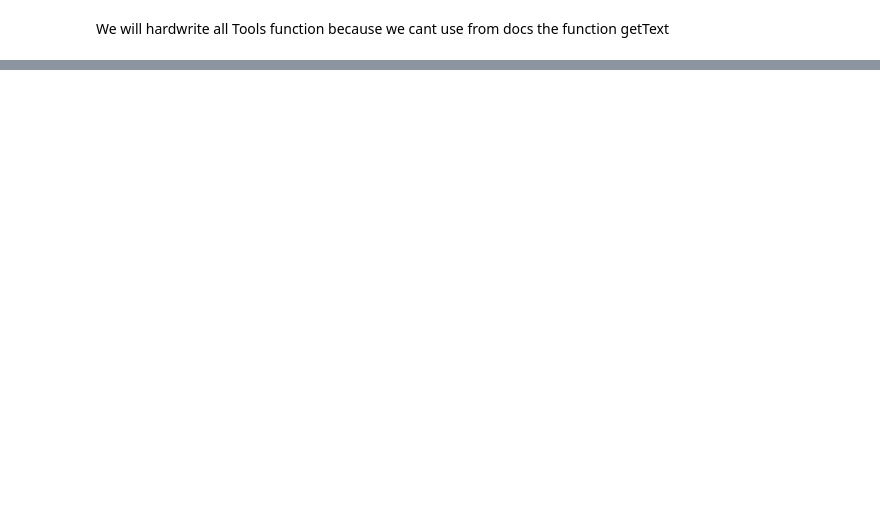
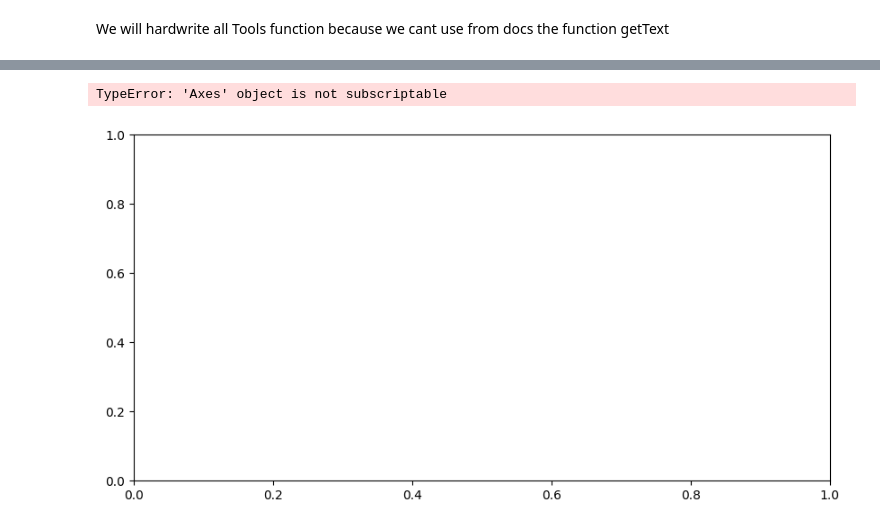
Before and after one commit to MariosChartsias/BotBattleOfSea, a Jupyter notebook: docs/src/detection_ocr.ipynb, the cells around one changed output, grey strips where cells are left out. Cells and saved outputs as stored; diff of their text form; code cells hidden in the pictures; blank space fills up the shorter version.

```diff
--- a/docs/src/detection_ocr.ipynb
+++ b/docs/src/detection_ocr.ipynb
@@ -110,0 +135,18 @@ We will make a loop only for ocr detection
+# %%
+import os
+
+def load_images_from_folder(folder_path):
+    images = []
+    for filename in os.listdir(folder_path):
+        if filename.endswith('.jpg') or filename.endswith('.png'): # Adjust file extensions as needed
+            img_path = os.path.join(folder_path, filename)
+            img = cv2.imread(img_path)
+            if img is not None:
+                images.append(img)
+    return images
+
+folder_path = r'C:\Users\Marios\Desktop\Μάριος\BotBattleOfSea\src\OcrTexts'
+folder_path_labeled=r'C:\Users\Marios\Desktop\Μάριος\BotBattleOfSea\docs\Snapshot Storage\OCR\Labeled'
+images = load_images_from_folder(folder_path_labeled)
+
+# Now images is a list containing all the loaded images from the folder
@@ -110,0 +569,17 @@ We will make a loop only for ocr detection
+# %%
+import matplotlib.pyplot as plt
+
+def show_images(images):
+    num_images = len(images)
+    fig, axs = plt.subplots(1, num_images, figsize=(10, 5))  # Adjust figsize as needed
+
+    for i in range(num_images):
+        axs[i].imshow(images[i])
+        axs[i].axis('off')
+
+    plt.show()
+
+show_images(images_uint8)
+# %% [output]
+TypeError: 'Axes' object is not subscriptable
+[figure, added]
```
Also changed, not shown: parts of 25 cells of this notebook, 57 other files.
